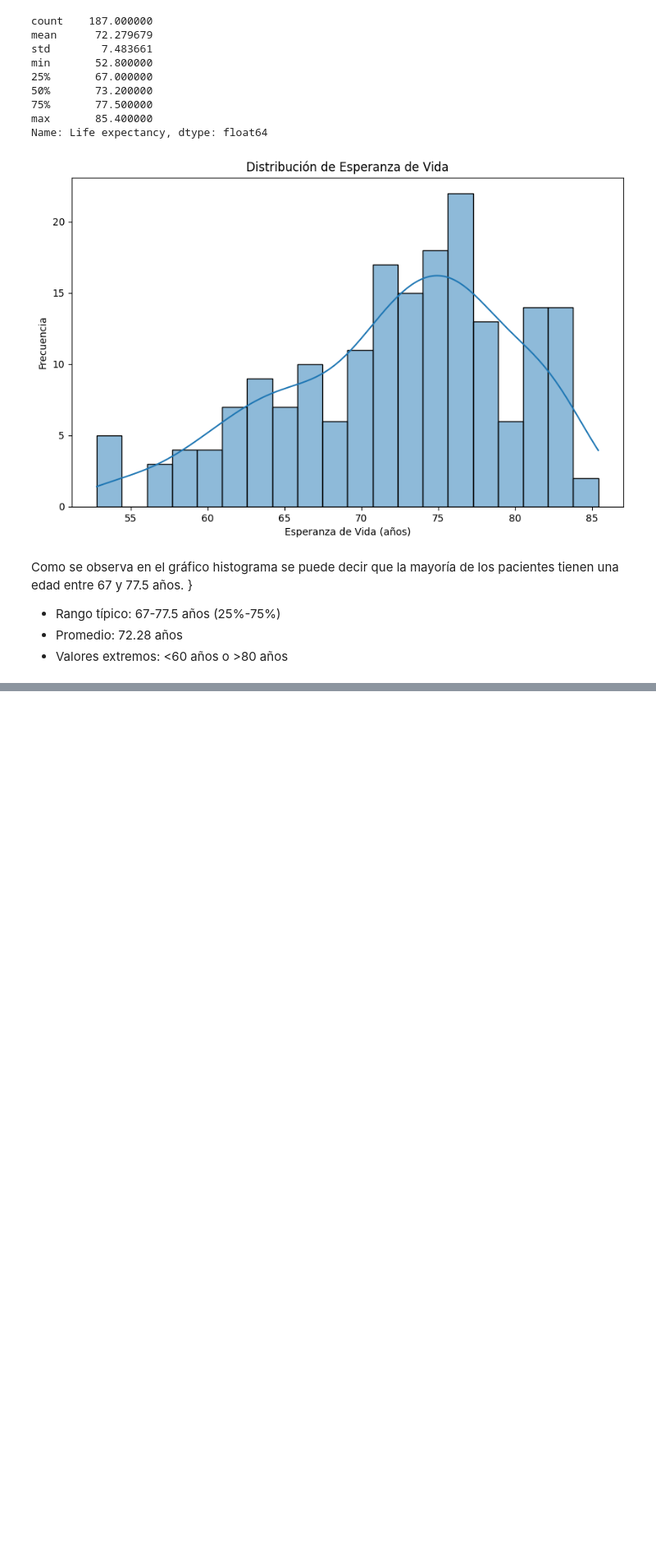
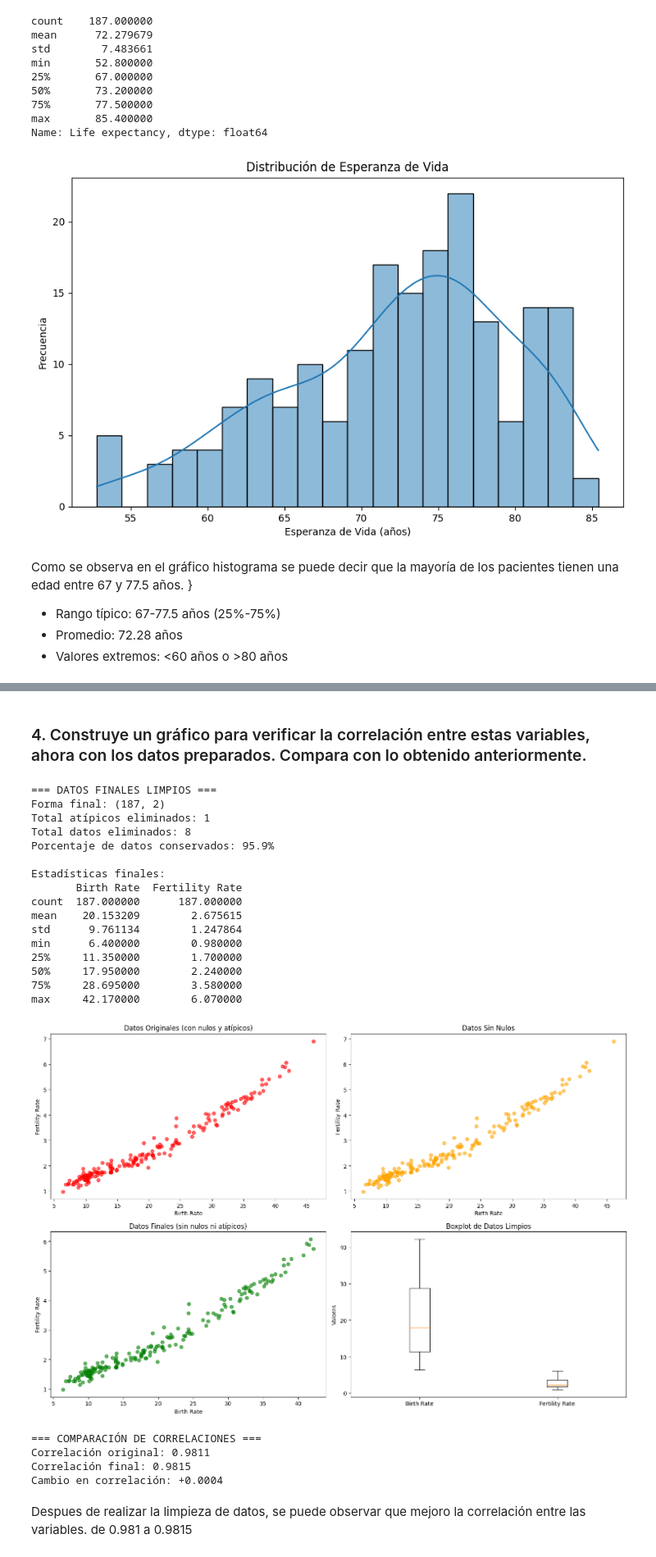
Before and after one commit to drojaslopez/DataScience, a Jupyter notebook: 3 Análisis estadístico con Python (G122)/Desafio/3/Desafio_Preparación_datos_gráficos.ipynb, the cells around one changed output, grey strips where cells are left out. Shown at 82% size. Cells and saved outputs as stored; diff of their text form; code cells hidden in the pictures; blank space fills up the shorter version.

```diff
--- a/3 Análisis estadístico con Python (G122)/Desafio/3/Desafio_Preparación_datos_gráficos.ipynb
+++ b/3 Análisis estadístico con Python (G122)/Desafio/3/Desafio_Preparación_datos_gráficos.ipynb
@@ -115,0 +365,77 @@ la mayoría de los pacientes tienen una edad entre 67 y 77.5 años.
+# %% [markdown]
+### 4. Construye un gráfico para verificar la correlación entre estas variables, ahora con los datos preparados. Compara con lo obtenido anteriormente.
+# %%
+print(f"\n=== DATOS FINALES LIMPIOS ===")
+print(f"Forma final: {df_final.shape}")
+print(f"Total atípicos eliminados: {atipicos_br + atipicos_fr}")
+print(f"Total datos eliminados: {len(df_birth_fertility) - len(df_final)}")
+print(f"Porcentaje de datos conservados: {(len(df_final)/len(df_birth_fertility)*100):.1f}%")
+
+print(f"\nEstadísticas finales:")
+print(df_final.describe())
+
+# Visualización comparativa
+fig, axes = plt.subplots(2, 2, figsize=(15, 10))
+
+# Datos originales
+axes[0, 0].scatter(df_birth_fertility['Birth Rate'], df_birth_fertility['Fertility Rate'],
+                   alpha=0.6, color='red')
+axes[0, 0].set_title('Datos Originales (con nulos y atípicos)')
+axes[0, 0].set_xlabel('Birth Rate')
+axes[0, 0].set_ylabel('Fertility Rate')
+
+# Datos sin nulos
+axes[0, 1].scatter(df_sin_nulos['Birth Rate'], df_sin_nulos['Fertility Rate'],
+                   alpha=0.6, color='orange')
+axes[0, 1].set_title('Datos Sin Nulos')
+axes[0, 1].set_xlabel('Birth Rate')
+axes[0, 1].set_ylabel('Fertility Rate')
+
+# Datos finales limpios
+axes[1, 0].scatter(df_final['Birth Rate'], df_final['Fertility Rate'],
+                   alpha=0.6, color='green')
+axes[1, 0].set_title('Datos Finales (sin nulos ni atípicos)')
+axes[1, 0].set_xlabel('Birth Rate')
+axes[1, 0].set_ylabel('Fertility Rate')
+
+# Boxplots para visualizar atípicos
+axes[1, 1].boxplot([df_final['Birth Rate'], df_final['Fertility Rate']],
+                    labels=['Birth Rate', 'Fertility Rate'])
+axes[1, 1].set_title('Boxplot de Datos Limpios')
+axes[1, 1].set_ylabel('Valores')
+
+plt.tight_layout()
+plt.show()
+
+# Calcular correlaciones antes y después
+print("\n=== COMPARACIÓN DE CORRELACIONES ===")
+correlacion_original = df_birth_fertility['Birth Rate'].corr(df_birth_fertility['Fertility Rate'])
+correlacion_final = df_final['Birth Rate'].corr(df_final['Fertility Rate'])
+
+print(f"Correlación original: {correlacion_original:.4f}")
+print(f"Correlación final: {correlacion_final:.4f}")
+print(f"Cambio en correlación: {correlacion_final - correlacion_original:+.4f}")
+# %% [output]
+=== DATOS FINALES LIMPIOS ===
+Forma final: (187, 2)
+Total atípicos eliminados: 1
+Total datos eliminados: 8
+Porcentaje de datos conservados: 95.9%
+
+Estadísticas finales:
+       Birth Rate  Fertility Rate
+count  187.000000      187.000000
+mean    20.153209        2.675615
+std      9.761134        1.247864
+min      6.400000        0.980000
+25%     11.350000        1.700000
+50%     17.950000        2.240000
+75%     28.695000        3.580000
+max     42.170000        6.070000
+[figure, added]
+=== COMPARACIÓN DE CORRELACIONES ===
+Correlación original: 0.9811
+Correlación final: 0.9815
+Cambio en correlación: +0.0004
+# %% [markdown]
+Despues de realizar la limpieza de datos, se puede observar que mejoro la correlación entre las variables. de 0.981 a 0.9815
```
Also changed, not shown: parts of 18 cells of this notebook.
